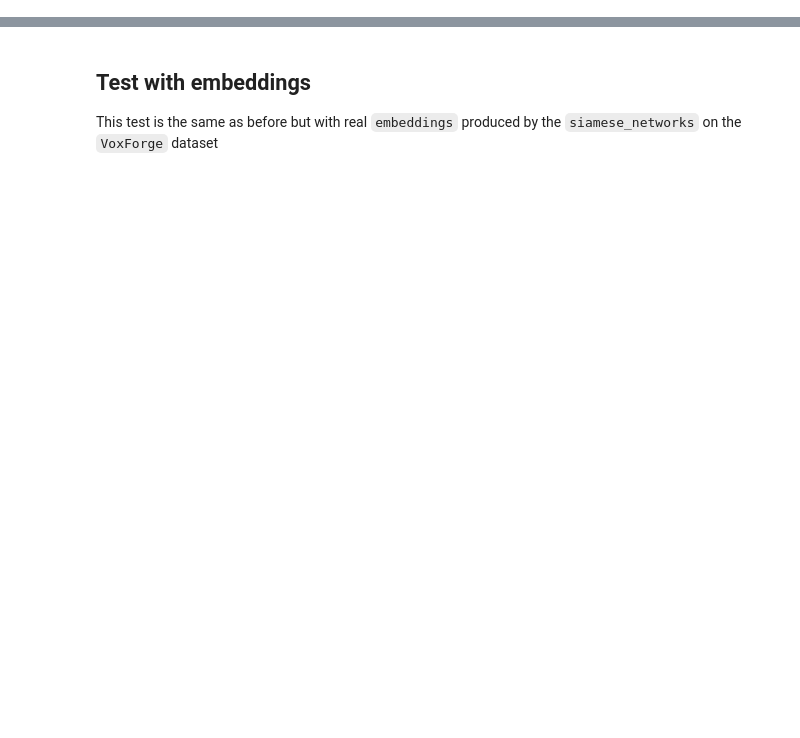
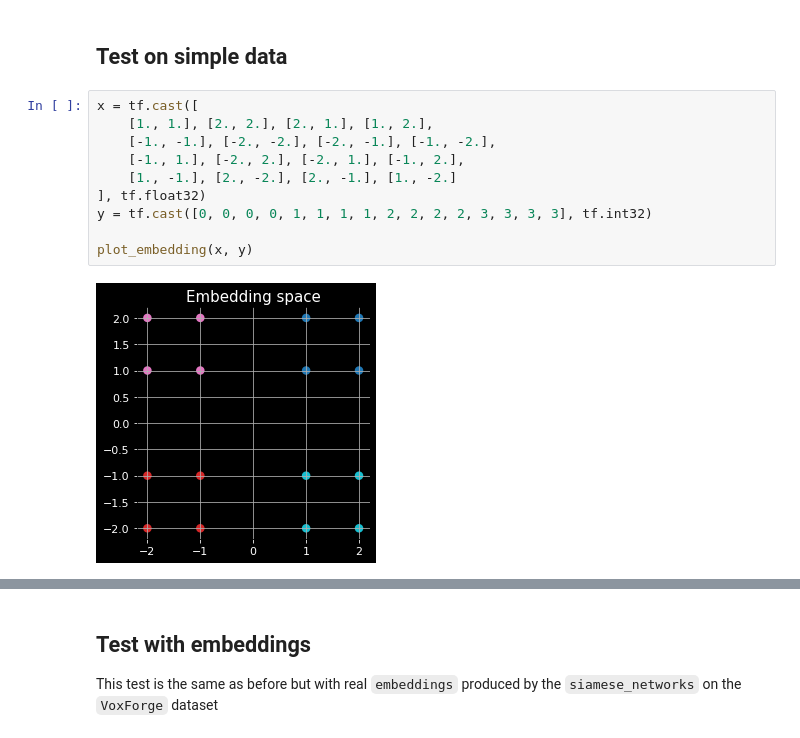
Before and after one commit to yui-mhcp/data_processing, a Jupyter notebook: example_clustering.ipynb, the cells around one changed output, grey strips where cells are left out. Cells and saved outputs as stored; diff of their text form; blank space fills up the shorter version.

```diff
--- a/example_clustering.ipynb
+++ b/example_clustering.ipynb
@@ -48,0 +61,14 @@ filename = 'embeddings_{}_voxforge.csv'
+# %% [markdown]
+## Test on simple data
+# %%
+x = tf.cast([
+    [1., 1.], [2., 2.], [2., 1.], [1., 2.],
+    [-1., -1.], [-2., -2.], [-2., -1.], [-1., -2.],
+    [-1., 1.], [-2., 2.], [-2., 1.], [-1., 2.],
+    [1., -1.], [2., -2.], [2., -1.], [1., -2.]
+], tf.float32)
+y = tf.cast([0, 0, 0, 0, 1, 1, 1, 1, 2, 2, 2, 2, 3, 3, 3, 3], tf.int32)
+
+plot_embedding(x, y)
+# %% [output]
+[figure, added]
```
Also changed, not shown: parts of 23 cells of this notebook, 16 other files.
